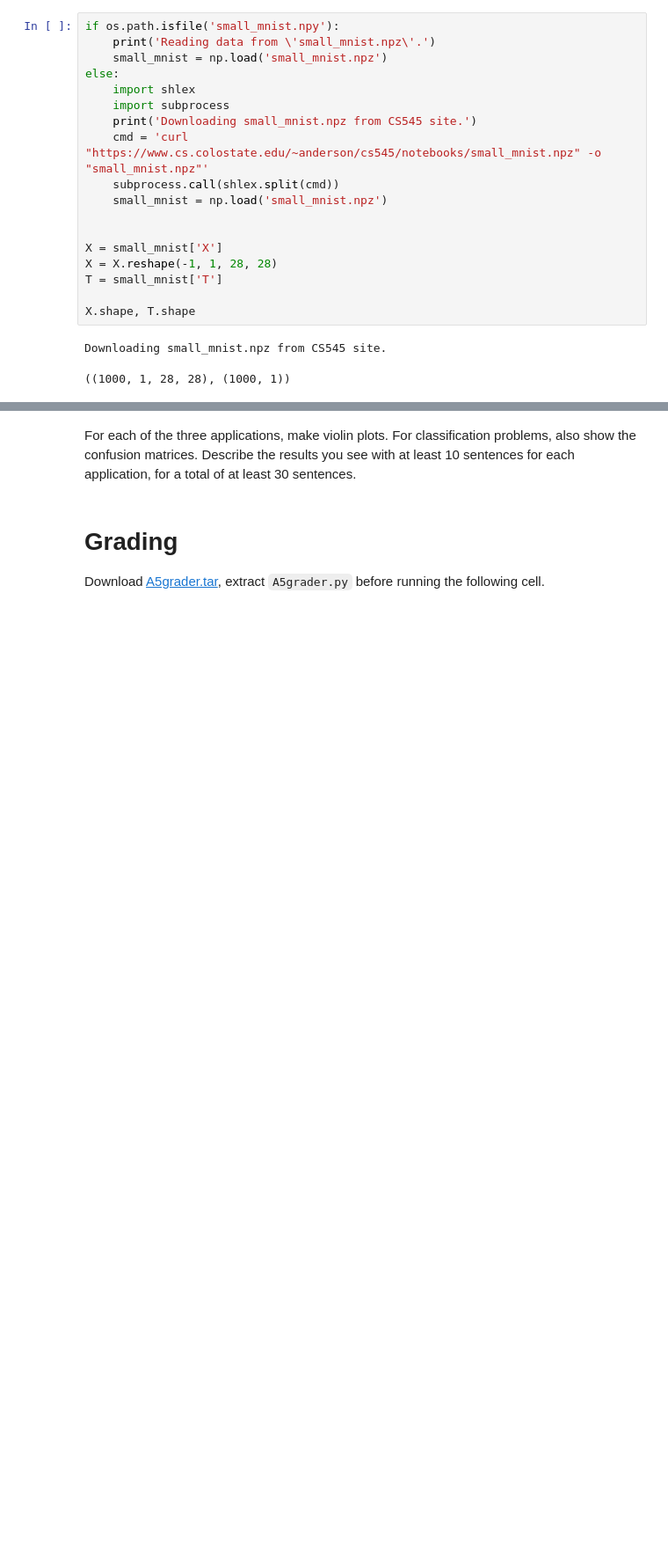
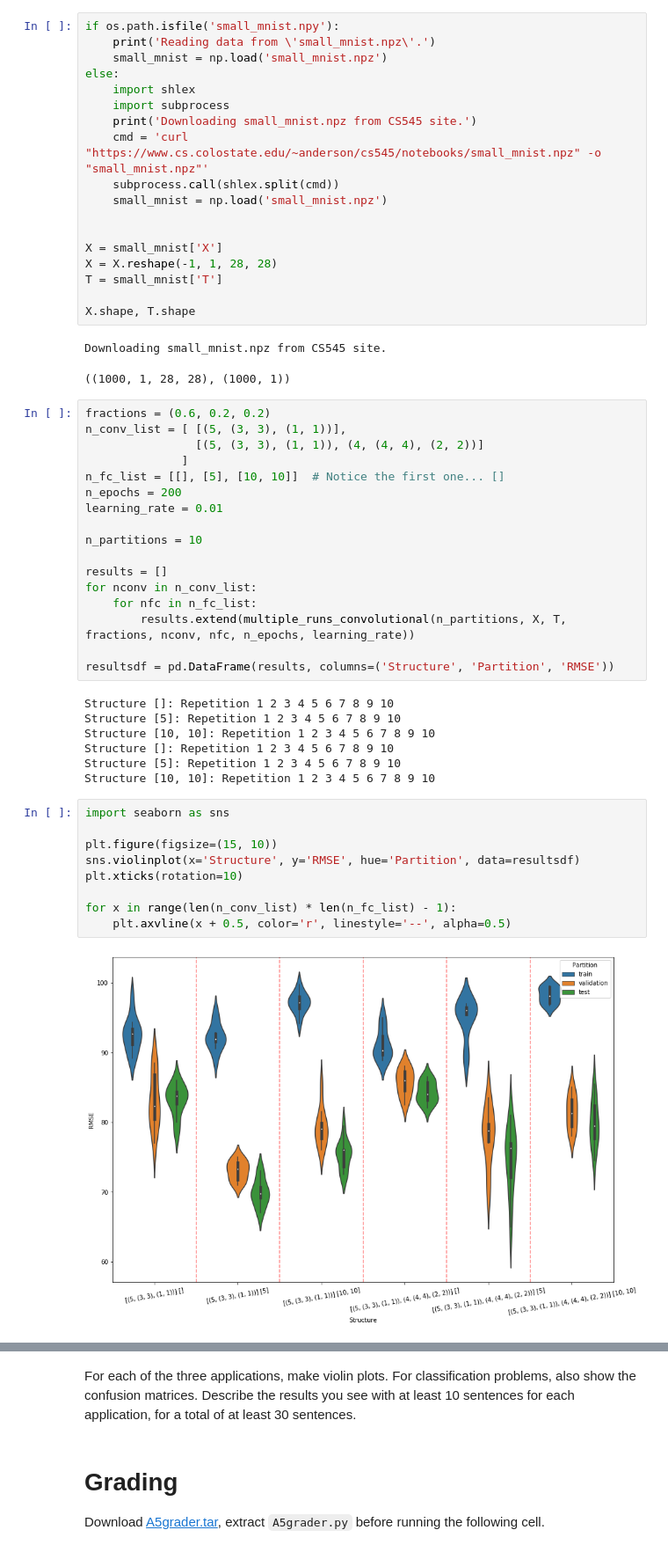
Before and after one commit to MillerRidgeway/MachineLearningNotebooks, a Jupyter notebook: Ridgeway-A5.ipynb, the cells around one changed output, grey strips where cells are left out. Shown at 88% size. Cells and saved outputs as stored; diff of their text form; blank space fills up the shorter version.

```diff
--- a/Ridgeway-A5.ipynb
+++ b/Ridgeway-A5.ipynb
@@ -763,3 +884,38 @@ X.shape, T.shape
 # %% [output]
 Downloading small_mnist.npz from CS545 site.
 ((1000, 1, 28, 28), (1000, 1))
+# %%
+fractions = (0.6, 0.2, 0.2)
+n_conv_list = [ [(5, (3, 3), (1, 1))],
+                [(5, (3, 3), (1, 1)), (4, (4, 4), (2, 2))]
+              ]
+n_fc_list = [[], [5], [10, 10]]  # Notice the first one... []
+n_epochs = 200
+learning_rate = 0.01
+
+n_partitions = 10
+
+results = []
+for nconv in n_conv_list:
+    for nfc in n_fc_list:
+        results.extend(multiple_runs_convolutional(n_partitions, X, T, fractions, nconv, nfc, n_epochs, learning_rate))
+
+resultsdf = pd.DataFrame(results, columns=('Structure', 'Partition', 'RMSE'))
+# %% [output]
+Structure []: Repetition 1 2 3 4 5 6 7 8 9 10
+Structure [5]: Repetition 1 2 3 4 5 6 7 8 9 10
+Structure [10, 10]: Repetition 1 2 3 4 5 6 7 8 9 10
+Structure []: Repetition 1 2 3 4 5 6 7 8 9 10
+Structure [5]: Repetition 1 2 3 4 5 6 7 8 9 10
+Structure [10, 10]: Repetition 1 2 3 4 5 6 7 8 9 10
+# %%
+import seaborn as sns
+
+plt.figure(figsize=(15, 10))
+sns.violinplot(x='Structure', y='RMSE', hue='Partition', data=resultsdf)
+plt.xticks(rotation=10)
+
+for x in range(len(n_conv_list) * len(n_fc_list) - 1):
+    plt.axvline(x + 0.5, color='r', linestyle='--', alpha=0.5)
+# %% [output]
+[figure, added]
```
Also changed, not shown: parts of 23 cells of this notebook.
